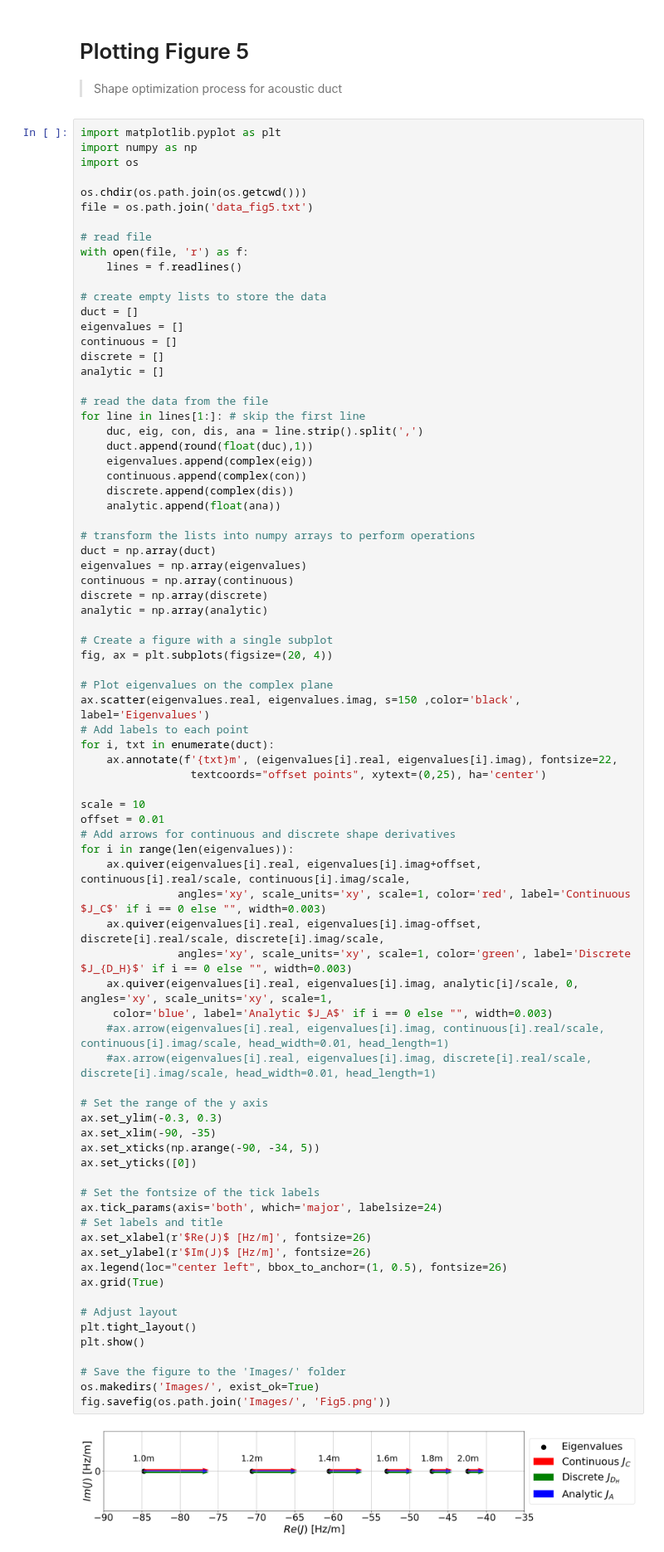
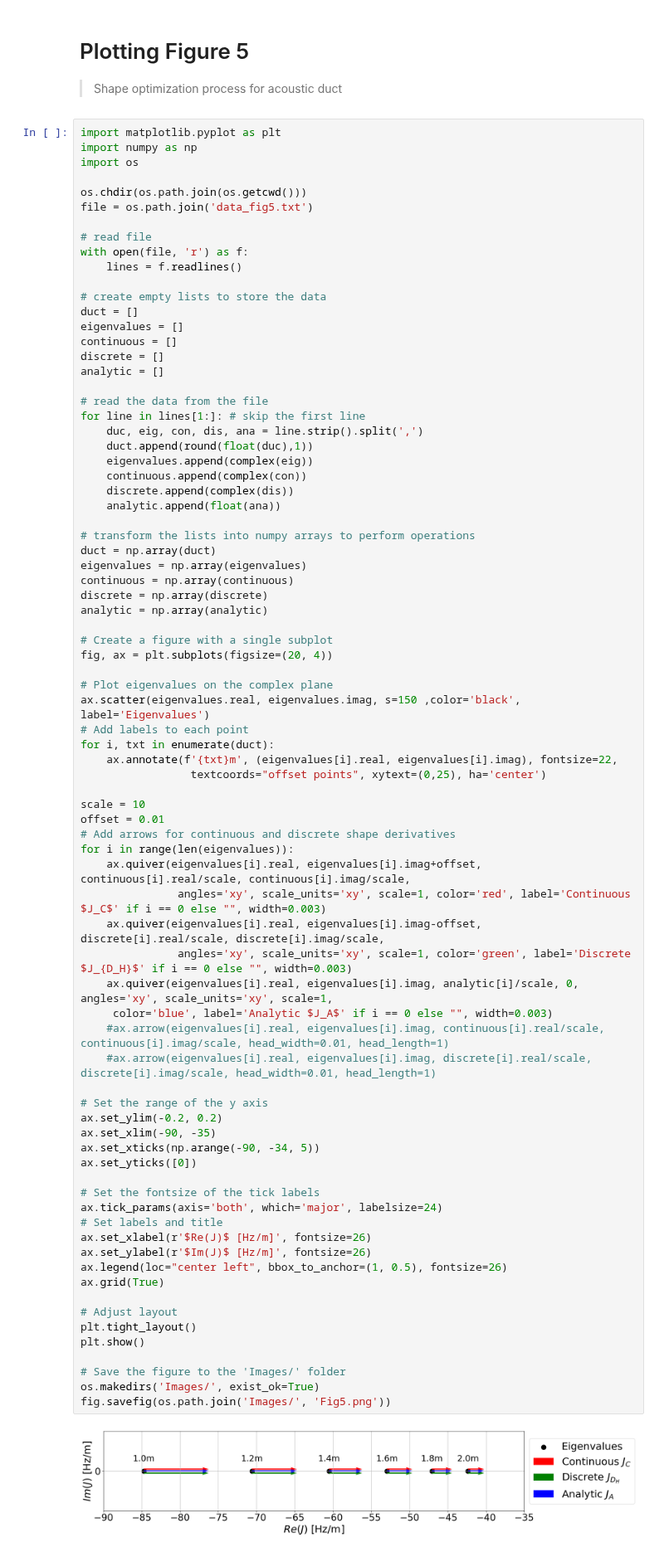
Before and after one commit to kspc0/helmholtz-x-TFD, a Jupyter notebook: Figures/Fig5.ipynb, the cells around one changed output. Shown at 83% size. Saved outputs shown, nothing was run; the diff lists cells and outputs as text.

Commit message:
updated dynxFigures

```diff
--- a/Figures/Fig5.ipynb
+++ b/Figures/Fig5.ipynb
@@ -53,32 +53,32 @@ for i in range(len(eigenvalues)):
     ax.quiver(eigenvalues[i].real, eigenvalues[i].imag+offset, continuous[i].real/scale, continuous[i].imag/scale,
                angles='xy', scale_units='xy', scale=1, color='red', label='Continuous $J_C$' if i == 0 else "", width=0.003)
     ax.quiver(eigenvalues[i].real, eigenvalues[i].imag-offset, discrete[i].real/scale, discrete[i].imag/scale,
                angles='xy', scale_units='xy', scale=1, color='green', label='Discrete $J_{D_H}$' if i == 0 else "", width=0.003)
     ax.quiver(eigenvalues[i].real, eigenvalues[i].imag, analytic[i]/scale, 0, angles='xy', scale_units='xy', scale=1,
      color='blue', label='Analytic $J_A$' if i == 0 else "", width=0.003)
     #ax.arrow(eigenvalues[i].real, eigenvalues[i].imag, continuous[i].real/scale, continuous[i].imag/scale, head_width=0.01, head_length=1)
     #ax.arrow(eigenvalues[i].real, eigenvalues[i].imag, discrete[i].real/scale, discrete[i].imag/scale, head_width=0.01, head_length=1)
 
 # Set the range of the y axis
-ax.set_ylim(-0.3, 0.3)
+ax.set_ylim(-0.2, 0.2)
 ax.set_xlim(-90, -35)
 ax.set_xticks(np.arange(-90, -34, 5))
 ax.set_yticks([0])
 
 # Set the fontsize of the tick labels
 ax.tick_params(axis='both', which='major', labelsize=24)
 # Set labels and title
 ax.set_xlabel(r'$Re(J)$ [Hz/m]', fontsize=26)
 ax.set_ylabel(r'$Im(J)$ [Hz/m]', fontsize=26)
 ax.legend(loc="center left", bbox_to_anchor=(1, 0.5), fontsize=26)
 ax.grid(True)
 
 # Adjust layout
 plt.tight_layout()
 plt.show()
 
 # Save the figure to the 'Images/' folder
 os.makedirs('Images/', exist_ok=True)
 fig.savefig(os.path.join('Images/', 'Fig5.png'))
 # %% [output]
-[figure, old version]
+[figure, new version]
```
Also changed, not shown: 2 other files.
